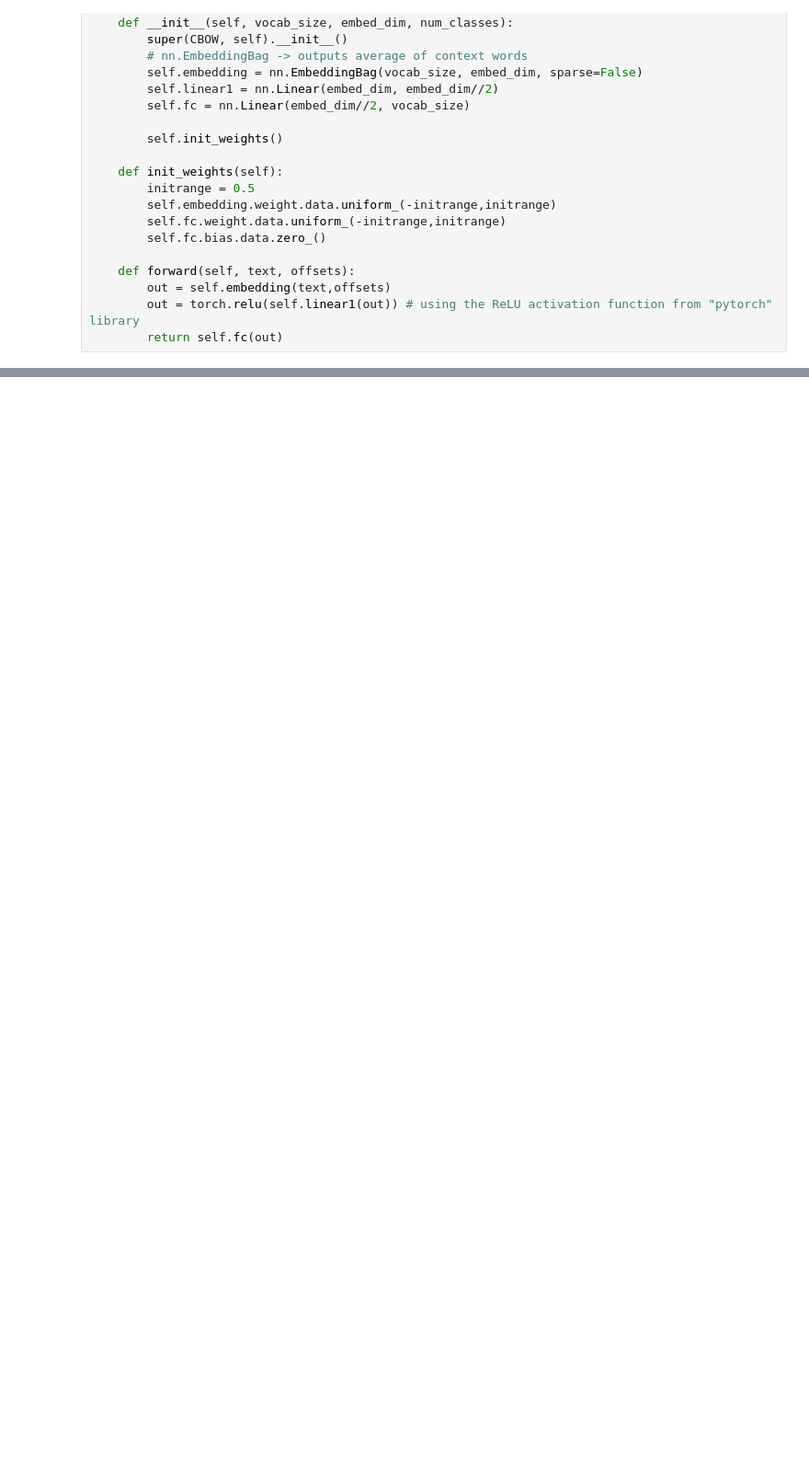
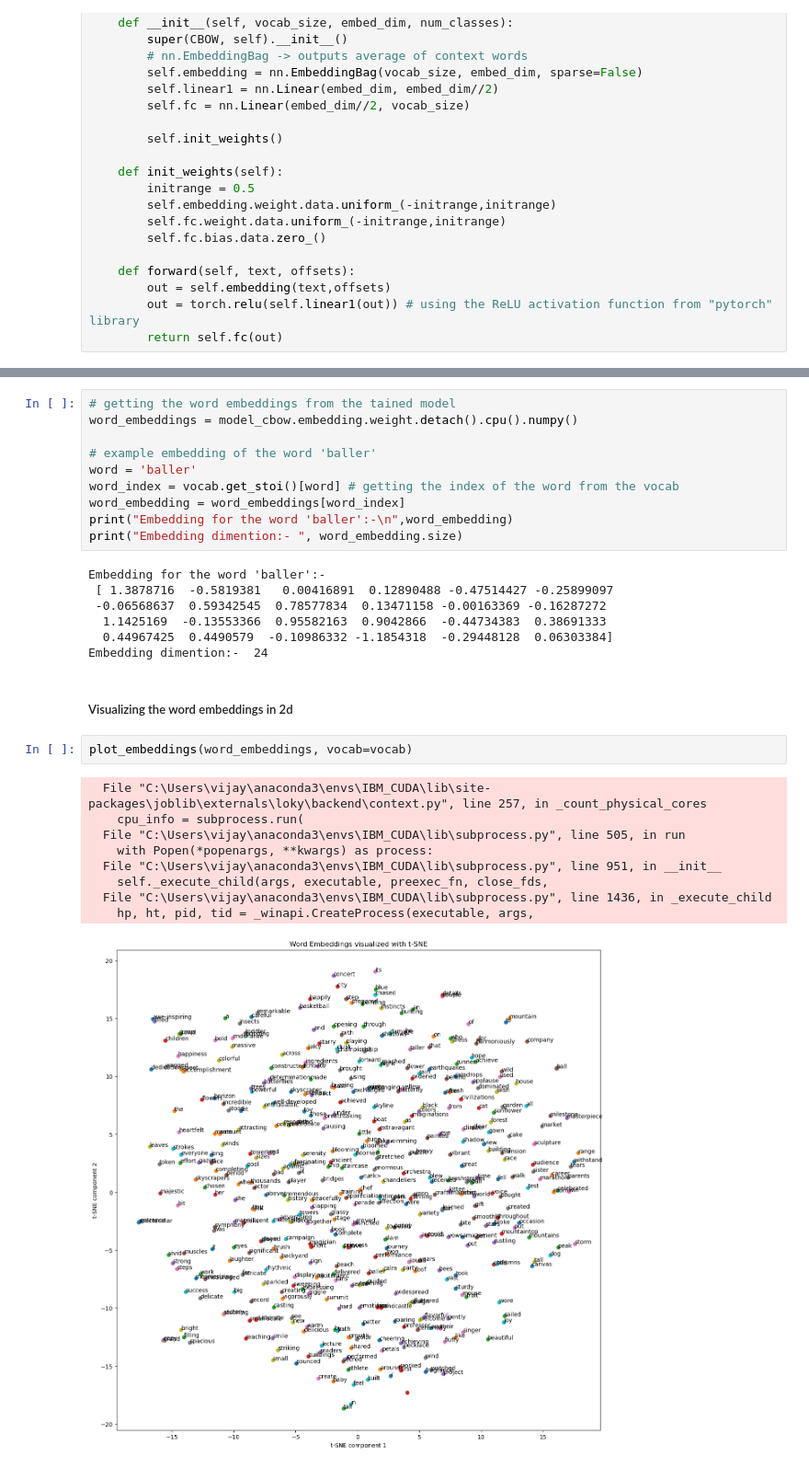
Before and after one commit to vijayabalanj1994/Word2Vec_with_PyTorch, a Jupyter notebook: code.ipynb, the cells around one changed output, grey strips where cells are left out. Shown: that part at 92% size. Drawn from its saved outputs; the diff is of its cells as text; blank space fills up the shorter version.

```diff
--- a/code.ipynb
+++ b/code.ipynb
@@ -295,0 +390,31 @@ class CBOW(nn.Module):
+# %%
+# getting the word embeddings from the tained model
+word_embeddings = model_cbow.embedding.weight.detach().cpu().numpy()
+
+# example embedding of the word 'baller'
+word = 'baller'
+word_index = vocab.get_stoi()[word] # getting the index of the word from the vocab
+word_embedding = word_embeddings[word_index]
+print("Embedding for the word 'baller':-\n",word_embedding)
+print("Embedding dimention:- ", word_embedding.size)
+# %% [output]
+Embedding for the word 'baller':-
+ [ 1.3878716  -0.5819381   0.00416891  0.12890488 -0.47514427 -0.25899097
+ -0.06568637  0.59342545  0.78577834  0.13471158 -0.00163369 -0.16287272
+  1.1425169  -0.13553366  0.95582163  0.9042866  -0.44734383  0.38691333
+  0.44967425  0.4490579  -0.10986332 -1.1854318  -0.29448128  0.06303384]
+Embedding dimention:-  24
+# %% [markdown]
+##### Visualizing the word embeddings in 2d
+# %%
+plot_embeddings(word_embeddings, vocab=vocab)
+# %% [output]
+  File "C:\Users\vijay\anaconda3\envs\IBM_CUDA\lib\site-packages\joblib\externals\loky\backend\context.py", line 257, in _count_physical_cores
+    cpu_info = subprocess.run(
+  File "C:\Users\vijay\anaconda3\envs\IBM_CUDA\lib\subprocess.py", line 505, in run
+    with Popen(*popenargs, **kwargs) as process:
+  File "C:\Users\vijay\anaconda3\envs\IBM_CUDA\lib\subprocess.py", line 951, in __init__
+    self._execute_child(args, executable, preexec_fn, close_fds,
+  File "C:\Users\vijay\anaconda3\envs\IBM_CUDA\lib\subprocess.py", line 1436, in _execute_child
+    hp, ht, pid, tid = _winapi.CreateProcess(executable, args,
+[figure, added]
```
Also changed, not shown: parts of 13 cells of this notebook.
